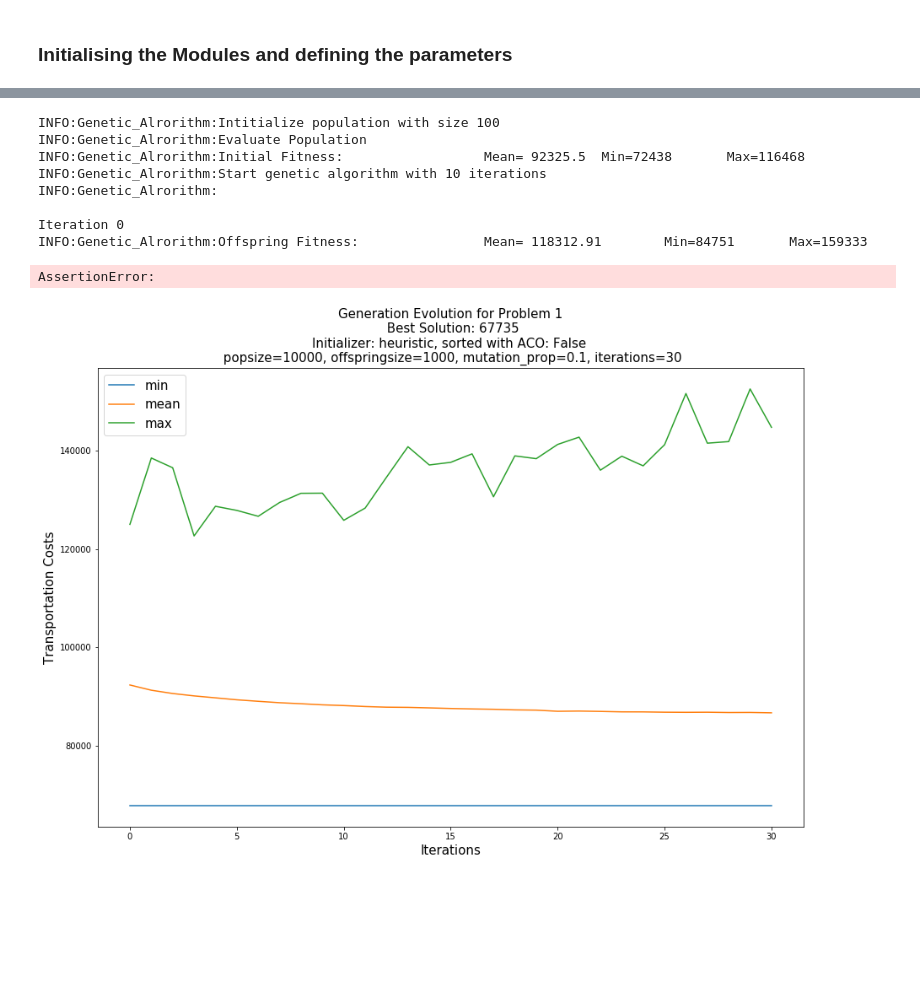
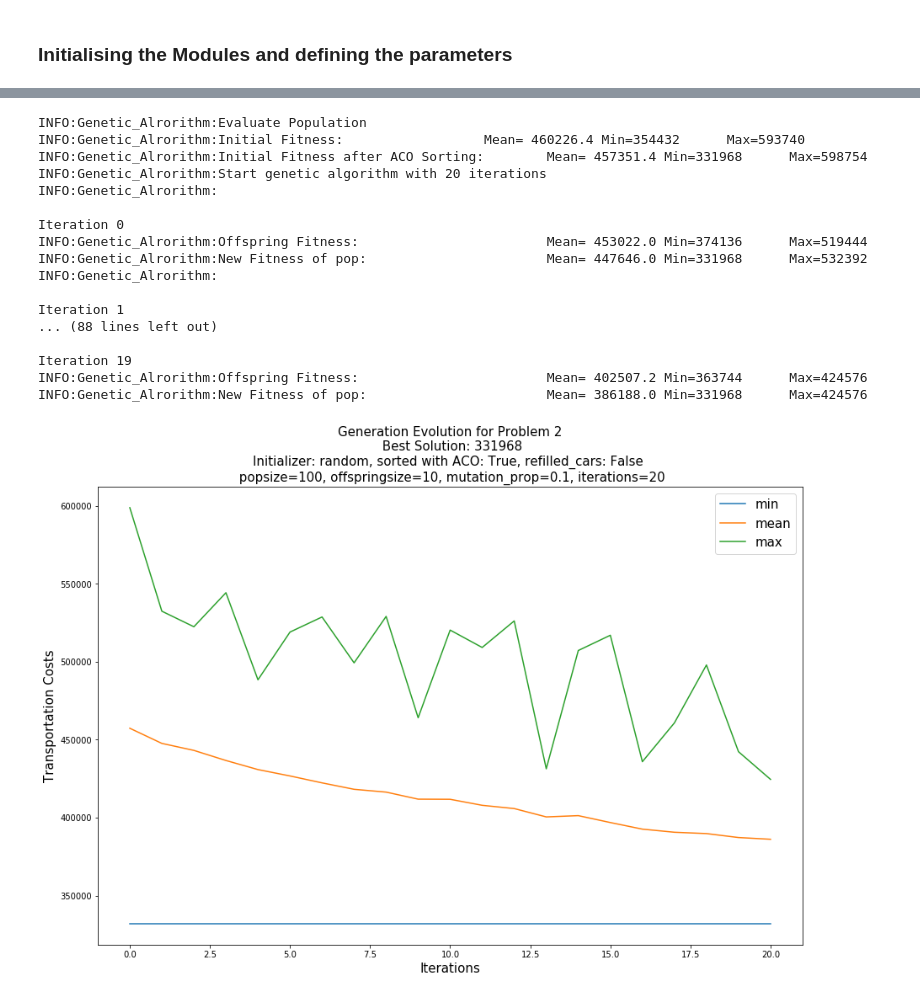
Before and after one commit to bereRadeck/nia_final_project, a Jupyter notebook: Experiments.ipynb, the cells around one changed output, grey strips where cells are left out. Cells and saved outputs as stored; diff of their text form; code cells hidden in the pictures; blank space fills up the shorter version.

```diff
--- a/Experiments.ipynb
+++ b/Experiments.ipynb
@@ -22,29 +24,30 @@ from ACO.ACO_Intensificator import Intensificator
 # %% [markdown]
 ### Initialising the Modules and defining the parameters
 # %%
-initializer = Heuristic_Initializer()
-initializer_name = 'heuristic'
-#initializer = Random_Initializer()
-#initializer_name = 'random'
+#initializer = Heuristic_Initializer()
+#initializer_name = 'heuristic'
+initializer = Random_Initializer()
+initializer_name = 'random'
 selector = Roulette_Selector()
 recombiner = Recombiner()
 mutator = Route_Mutator()
 replacer = Replacer()
-problem = 1
+problem = 2
 task = Task('problem/{}'.format(problem))
 evaluator = Evaluator()
 
 pop_size = 100
-offspring_size = 500
+offspring_size = 10
 mutate_prop = 0.1
-iterations = 10
+iterations = 20
+refill_cars = False
 
-aco_iterations = 5
+aco_iterations = 10
 aco_initializer = ACO_Initializer()
 aco_solutiongenerator = SolutionGenerator()
 aco_evaporator = Evaporator()
 aco_intensificator = Intensificator()
-sort_with_aco = False
+sort_with_aco = True
 aco_sorter = ACO_Sorter(aco_initializer,
                         aco_solutiongenerator,
                         aco_evaporator,
@@ -65,4 +68,5 @@ ga = Genetic_Alrorithm(initializer=initializer,
                        iterations=iterations,
                        aco_sorter = aco_sorter,
                        aco_sort_step=1,
-                       sort_with_aco=sort_with_aco)
+                       sort_with_aco=sort_with_aco,
+                       refill_cars=refill_cars)
@@ -70,27 +123,41 @@ ga = Genetic_Alrorithm(initializer=initializer,
 solutions = ga.run(logging=False)
 df = pd.DataFrame.from_dict(solutions,orient='columns')
 # %% [output]
-INFO:Genetic_Alrorithm:Intitialize population with size 100
 INFO:Genetic_Alrorithm:Evaluate Population
-INFO:Genetic_Alrorithm:Initial Fitness:                  Mean= 92325.5  Min=72438       Max=116468
-INFO:Genetic_Alrorithm:Start genetic algorithm with 10 iterations
+INFO:Genetic_Alrorithm:Initial Fitness:                  Mean= 460226.4 Min=354432      Max=593740
+INFO:Genetic_Alrorithm:Initial Fitness after ACO Sorting:        Mean= 457351.4 Min=331968      Max=598754
+INFO:Genetic_Alrorithm:Start genetic algorithm with 20 iterations
 INFO:Genetic_Alrorithm:
 
 Iteration 0
-INFO:Genetic_Alrorithm:Offspring Fitness:                Mean= 118312.91        Min=84751       Max=159333
+INFO:Genetic_Alrorithm:Offspring Fitness:                        Mean= 453022.0 Min=374136      Max=519444
+INFO:Genetic_Alrorithm:New Fitness of pop:                       Mean= 447646.0 Min=331968      Max=532392
+INFO:Genetic_Alrorithm:
+
+Iteration 1
+... (88 lines left out)
+
+Iteration 19
+INFO:Genetic_Alrorithm:Offspring Fitness:                        Mean= 402507.2 Min=363744      Max=424576
+INFO:Genetic_Alrorithm:New Fitness of pop:                       Mean= 386188.0 Min=331968      Max=424576
-AssertionError:
 # %%
 df.aggregate(['min','mean','max']).T.plot(figsize=(15,10))
-plt.title('Generation Evolution for Problem {}\n Best Solution: {}\nInitializer: {}, sorted with ACO: {} \n popsize={}, offspringsize={}, mutation_prop={}, iterations={}'.format(problem,np.min(df.values),initializer_name,sort_with_aco,
-                                                                                                                             pop_size,offspring_size,mutate_prop,iterations),
-         fontsize=15)
+plt.title('Generation Evolution for Problem {}\n Best Solution: {}\nInitializer: {}, sorted with ACO: {}, refilled_cars: {} \n popsize={}, offspringsize={}, mutation_prop={}, iterations={}'.format(problem,
+                                                                                                                                                                                                    np.min(df.values),
+                                                                                                                                                                                                    initializer_name,
+                                                                                                                                                                                                    sort_with_aco,
+                                                                                                                                                                                                    refill_cars,
+                                                                                                                                                                                                    pop_size,
+                                                                                                                                                                                                    offspring_size,
+                                                                                                                                                                                                    mutate_prop,
+                                                                                                                                                                                                    iterations),fontsize=15)
 plt.xlabel('Iterations',fontsize=15)
 plt.ylabel('Transportation Costs',fontsize=15)
 plt.legend(fontsize=15)
 #plt.show()
-plt.savefig('plots/init{}_pop{}_off{}_iter{}_aco{}_all'.format(initializer_name,pop_size,offspring_size,iterations,sort_with_aco))
+plt.savefig('plots/init{}_pop{}_off{}_iter{}_aco{}_refill{}_all'.format(initializer_name,pop_size,offspring_size,iterations,sort_with_aco,refill_cars))
 plt.show()
 # %% [output]
-[figure, old version]
+[figure, new version]
 # %%
 df.aggregate(['mean']).T.plot(figsize=(15,10))
```
Also changed, not shown: parts of 9 cells of this notebook, 41 other files.
